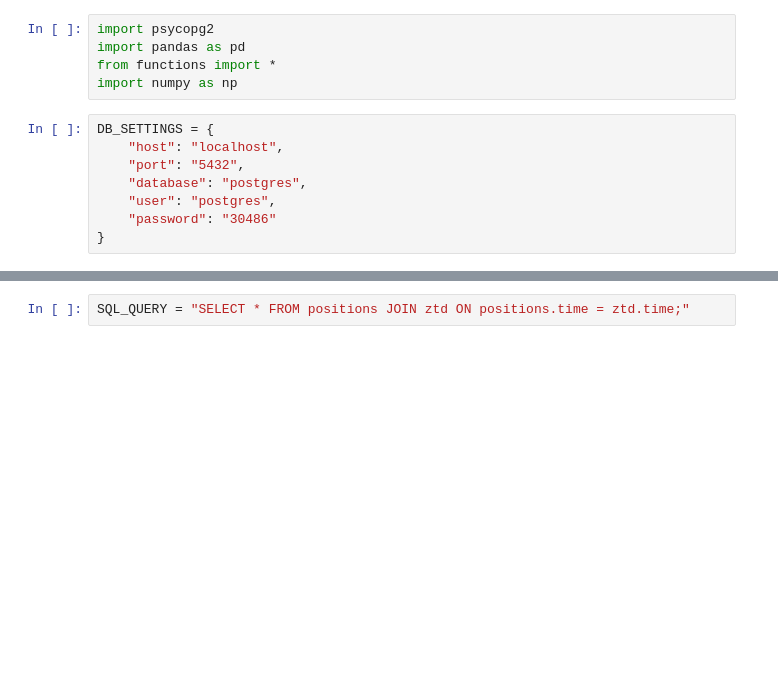
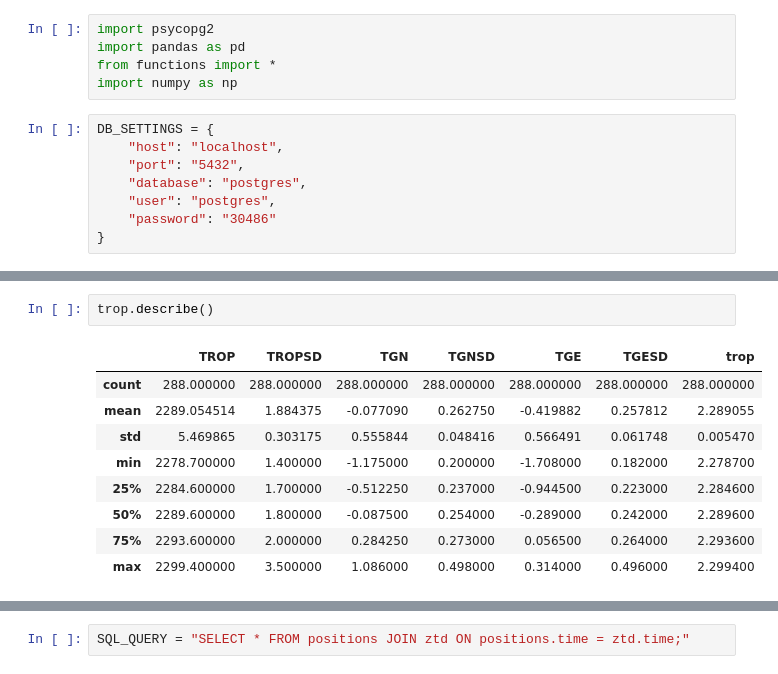
Before and after one commit to WafiEldoud/GTER_receiver, a Jupyter notebook: cals.ipynb, the cells around one changed output, grey strips where cells are left out. Saved outputs shown, nothing was run; the diff lists cells and outputs as text; blank space fills up the shorter version.

```diff
--- a/cals.ipynb
+++ b/cals.ipynb
@@ -13,0 +26,12 @@ DB_SETTINGS = {
+# %%
+trop.describe()
+# %% [output]
+|  | TROP | TROPSD | TGN | TGNSD | TGE | TGESD | trop |
+| count | 288.000000 | 288.000000 | 288.000000 | 288.000000 | 288.000000 | 288.000000 | 288.000000 |
+| mean | 2289.054514 | 1.884375 | -0.077090 | 0.262750 | -0.419882 | 0.257812 | 2.289055 |
+| std | 5.469865 | 0.303175 | 0.555844 | 0.048416 | 0.566491 | 0.061748 | 0.005470 |
+| min | 2278.700000 | 1.400000 | -1.175000 | 0.200000 | -1.708000 | 0.182000 | 2.278700 |
+| 25% | 2284.600000 | 1.700000 | -0.512250 | 0.237000 | -0.944500 | 0.223000 | 2.284600 |
+| 50% | 2289.600000 | 1.800000 | -0.087500 | 0.254000 | -0.289000 | 0.242000 | 2.289600 |
+| 75% | 2293.600000 | 2.000000 | 0.284250 | 0.273000 | 0.056500 | 0.264000 | 2.293600 |
+| max | 2299.400000 | 3.500000 | 1.086000 | 0.498000 | 0.314000 | 0.496000 | 2.299400 |
```
Also changed, not shown: parts of 6 cells of this notebook, 43 other files.
